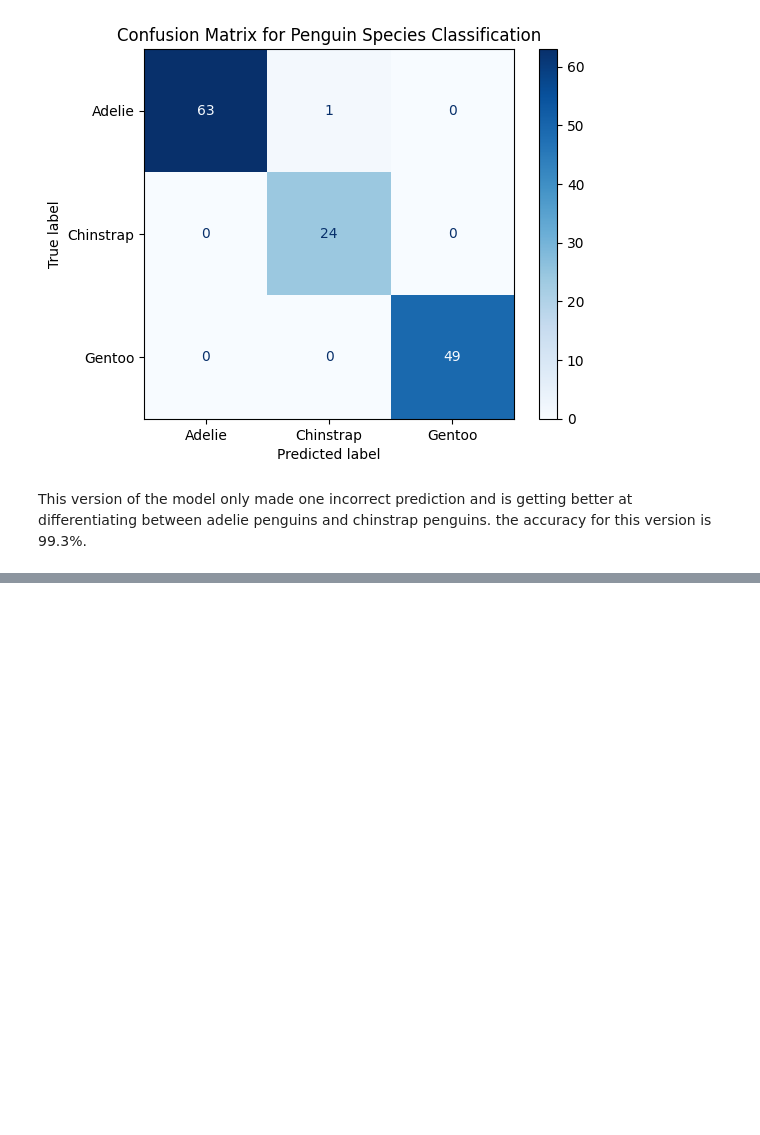
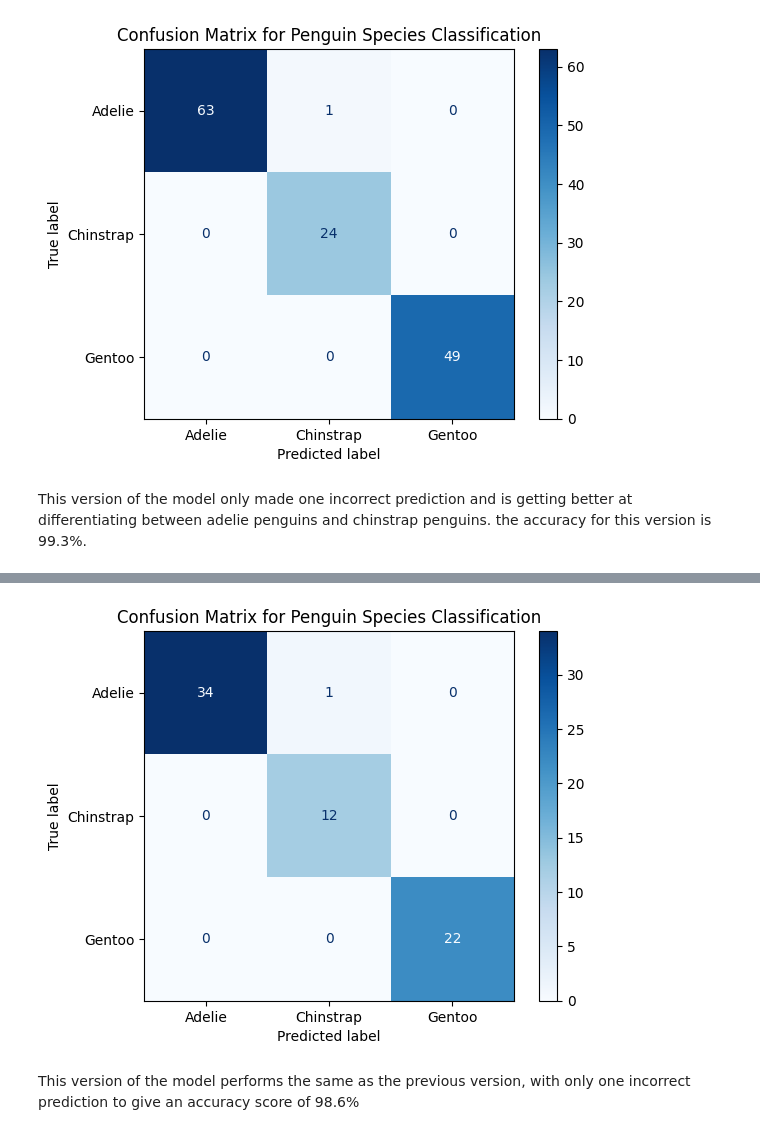
Before and after one commit to up2055783/ACT-Coursework, a Jupyter notebook: py/Q3_folder/03-question-3.ipynb, the cells around one changed output, grey strips where cells are left out. Cells and saved outputs as stored; diff of their text form; code cells hidden in the pictures; blank space fills up the shorter version.

```diff
--- a/py/Q3_folder/03-question-3.ipynb
+++ b/py/Q3_folder/03-question-3.ipynb
@@ -281,3 +281,19 @@ plt.show()
 [figure]
 # %% [markdown]
 This version of the model only made one incorrect prediction and is getting better at differentiating between adelie penguins and chinstrap penguins. the accuracy for this version is 99.3%.
+# %%
+#training neural network on 80/20 split
+
+#splitting the data into training and testing sets in the proportion 80:20
+x_train, x_test, y_train, y_test = split_train_test(x, y, test_size = 0.20, random_state = 42)
+
+#scaling the test data using scale_features function
+x_train_scaled, x_test_scaled = scale_features(x_train, x_test) #returns scaled training and testing feature data
+
+#creating and training neural network
+mlp = train_neural_network(x_train_scaled, y_train, hidden_layers=(16,16), epochs=1000, random_state=42)
+
+#evaluating the performance of the neural network using the test data
+accuracy, report = evaluate_neural_network(mlp, x_test_scaled, y_test)
+print("Accuracy of the neural network:\n", accuracy) #printing the accuracy
+print("Classification Report:\n", report) #printing the classification report
@@ -283,0 +313,12 @@ This version of the model only made one incorrect prediction and is getting bett
+# %%
+#plotting a confusion matrix for perfomance visualisation
+cm = confusion_matrix(y_test, mlp.predict(x_test_scaled), labels=mlp.classes_)
+disp = ConfusionMatrixDisplay(confusion_matrix=cm, display_labels=labels.classes_)
+disp.plot(cmap=plt.cm.Blues)
+plt.title("Confusion Matrix for Penguin Species Classification")
+plt.savefig("../../images/03_confusion_matrix_06_8020.png")
+plt.show()
+# %% [output]
+[figure, added]
+# %% [markdown]
+This version of the model performs the same as the previous version, with only one incorrect prediction to give an accuracy score of 98.6%
```
Also changed, not shown: parts of 4 cells of this notebook.
